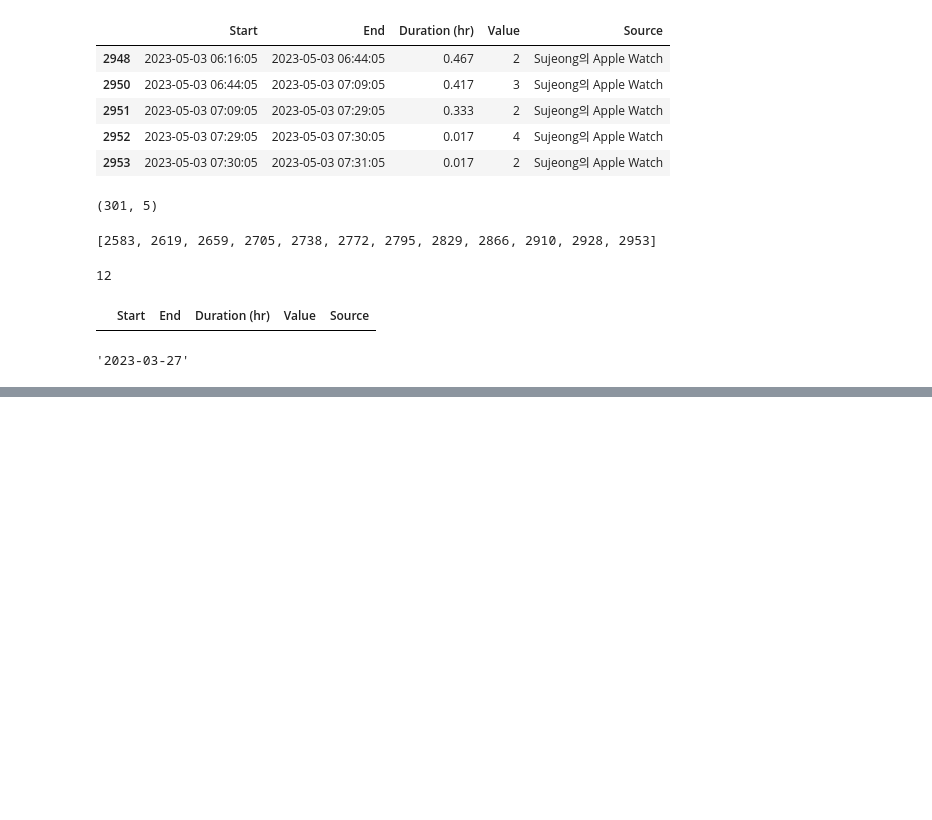
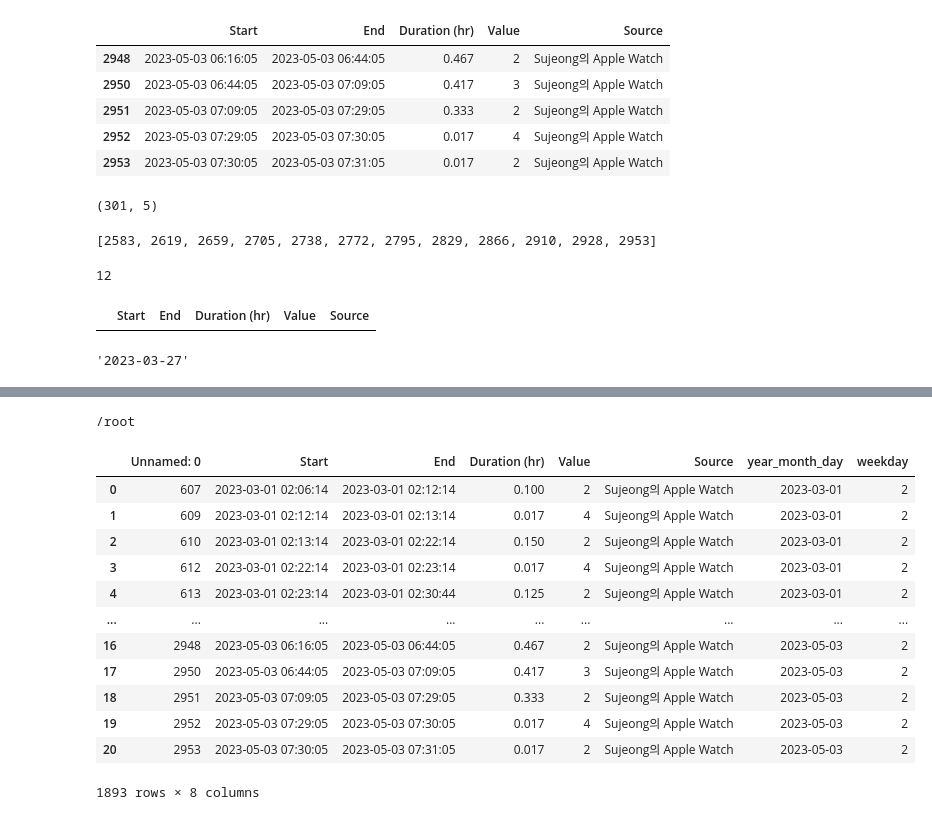
Before and after one commit to heejjj/Sleeping_Project, a Jupyter notebook: 데이터전처리.ipynb, the cells around one changed output, grey strips where cells are left out. Drawn from its saved outputs; the diff is of its cells as text; code cells hidden in the pictures; blank space fills up the shorter version.

```diff
--- a/데이터전처리.ipynb
+++ b/데이터전처리.ipynb
@@ -1716,0 +1852,4 @@ for i in range(rep):
+# %%
+cd /content/drive/MyDrive/KDT_project/HACKATHON/data_edit
+# %% [output]
+/root
@@ -1716,0 +1863,16 @@ for i in range(rep):
+# %%
+data_concat
+# %% [output]
+|  | Unnamed: 0 | Start | End | Duration (hr) | Value | Source | year_month_day | weekday |
+| 0 | 607 | 2023-03-01 02:06:14 | 2023-03-01 02:12:14 | 0.100 | 2 | Sujeong의 Apple Watch | 2023-03-01 | 2 |
+| 1 | 609 | 2023-03-01 02:12:14 | 2023-03-01 02:13:14 | 0.017 | 4 | Sujeong의 Apple Watch | 2023-03-01 | 2 |
+| 2 | 610 | 2023-03-01 02:13:14 | 2023-03-01 02:22:14 | 0.150 | 2 | Sujeong의 Apple Watch | 2023-03-01 | 2 |
+| 3 | 612 | 2023-03-01 02:22:14 | 2023-03-01 02:23:14 | 0.017 | 4 | Sujeong의 Apple Watch | 2023-03-01 | 2 |
+| 4 | 613 | 2023-03-01 02:23:14 | 2023-03-01 02:30:44 | 0.125 | 2 | Sujeong의 Apple Watch | 2023-03-01 | 2 |
+| ... | ... | ... | ... | ... | ... | ... | ... | ... |
+| 16 | 2948 | 2023-05-03 06:16:05 | 2023-05-03 06:44:05 | 0.467 | 2 | Sujeong의 Apple Watch | 2023-05-03 | 2 |
+| 17 | 2950 | 2023-05-03 06:44:05 | 2023-05-03 07:09:05 | 0.417 | 3 | Sujeong의 Apple Watch | 2023-05-03 | 2 |
+| 18 | 2951 | 2023-05-03 07:09:05 | 2023-05-03 07:29:05 | 0.333 | 2 | Sujeong의 Apple Watch | 2023-05-03 | 2 |
+| 19 | 2952 | 2023-05-03 07:29:05 | 2023-05-03 07:30:05 | 0.017 | 4 | Sujeong의 Apple Watch | 2023-05-03 | 2 |
+| 20 | 2953 | 2023-05-03 07:30:05 | 2023-05-03 07:31:05 | 0.017 | 2 | Sujeong의 Apple Watch | 2023-05-03 | 2 |
+1893 rows × 8 columns
```
Also changed, not shown: parts of 15 cells of this notebook.
